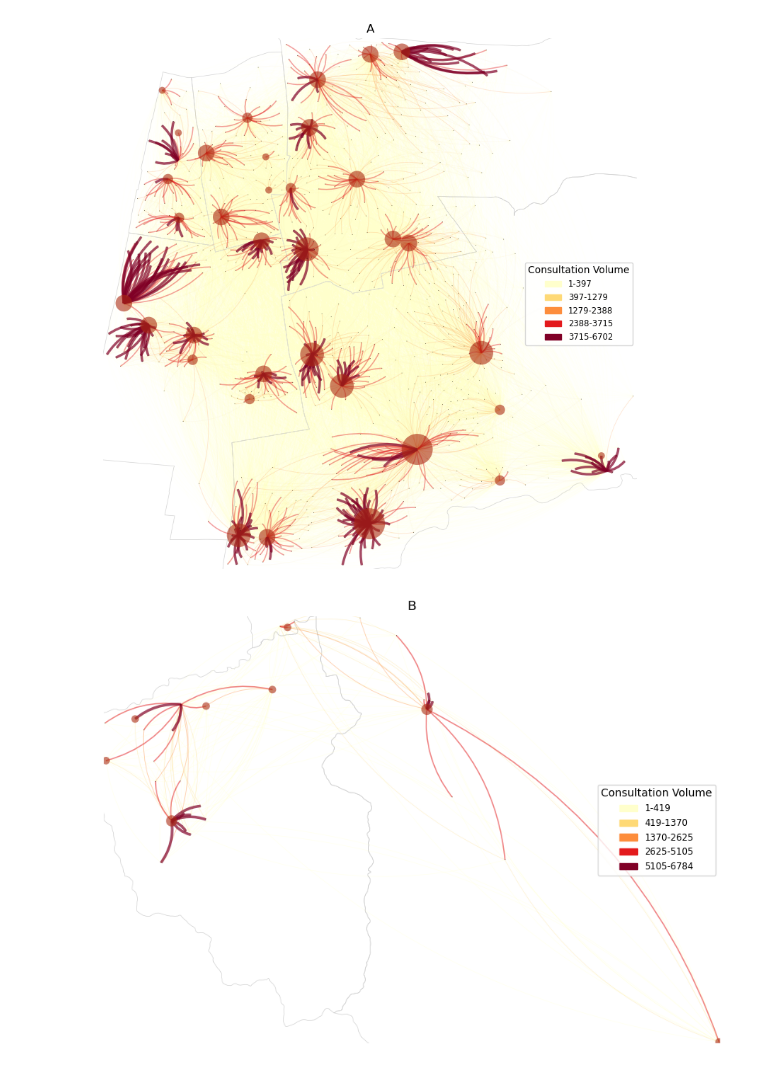
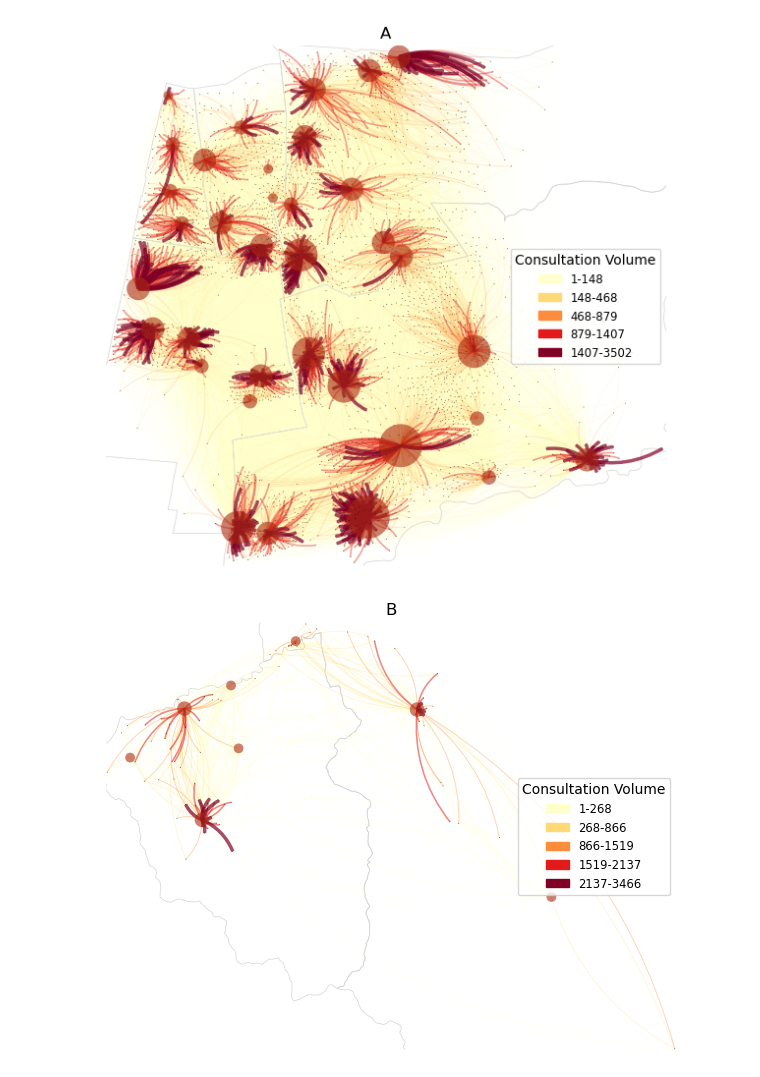
Before and after one commit to fportalesor/pcsa-community-detection, a Jupyter notebook: notebooks/flow_networks.ipynb, the cells around one changed output. Cells and saved outputs as stored; diff of their text form; code cells hidden in the pictures.

```diff
--- a/notebooks/flow_networks.ipynb
+++ b/notebooks/flow_networks.ipynb
@@ -14,9 +14,9 @@ from community_detection import (
 )
 input_dir, output_dir,  plots_dir = get_paths()
 # %%
-target_pop = 1000
+target_pop = 300
 
-matrix = pd.read_parquet(output_dir / "matrix.parquet")
+matrix = pd.read_parquet(output_dir / "matrices.parquet")
 
 # Select matrix
 matrix = matrix.loc[matrix["target_pop"]==target_pop].copy()
@@ -49,34 +49,16 @@ df = pd.DataFrame(result.items(), columns=["TractID", "community"])
 polygon_dissolver = PolygonDissolver(tracts)
 pcsa = polygon_dissolver.process_community_outcomes(communities=df, verbose=False)
 # %%
-# Assign each health centre to a TractID using the centroid assignment logic
-centres_assignment = mc.assign_tracts(mc.health_centres, "care_cen_code", "TractID")
-centres_assignment["TractID"] = centres_assignment["TractID"].astype(str)
+centres_assignment = mc.assign_tracts(mc.health_centres, "care_cen_code", "TractID_2")
+centres_assignment["TractID_2"] = centres_assignment["TractID_2"].astype(str)
 
-# Since the matrix is undirected, the Health Centres can appear in either TractID_1 or TractID_2
-# We must check both columns to identify potential matches with health centres
-
-# First merge: Treat TractID_1 as the location of a health centre
-m1 = matrix.rename(columns={"TractID_1": "TractID"}).merge(
-    centres_assignment,
-    on="TractID", how="left"
-)
-m1 = m1[["TractID", "care_cen_code", "n_visits"]]  # Keep only relevant columns
-
-# Second merge: Treat TractID_2 as the location of a health centre
-m2 = matrix.rename(columns={"TractID_2": "TractID"}).merge(
-    centres_assignment,
-    on="TractID", how="left"
-)
-m2 = m2[["TractID", "care_cen_code", "n_visits"]]  # Keep only relevant columns
-
-# Combine both matches and remove rows where no health centre was found
-combined = pd.concat([m1, m2], axis=0)
-combined = combined[combined["care_cen_code"].notna()]
+# TractID_2 is the location of a health centre
+m1 = matrix.merge(centres_assignment, on="TractID_2", how="left")
+m1 = m1[["TractID_2", "care_cen_code", "n_visits"]]  # Keep only relevant columns
 
 # Aggregate total visits per (care centre, TractID) pair
 visits_by_centre_and_tract = (
-    combined
-    .groupby(["care_cen_code", "TractID"], as_index=False)["n_visits"]
+    m1
+    .groupby(["care_cen_code", "TractID_2"], as_index=False)["n_visits"]
     .sum()
 )
@@ -96,33 +105,33 @@ G = gc.get_graph()
 # %%
 plotter = GraphPlotter()
 plotter.plot_graph(
     graph=G,
     bbox=geometry,
     polygon_gdf=communes_urb,
     weights_col="weight",
     edge_alpha_min=0.05,
     edge_alpha_max=0.7,
     edge_width_min=0.5,
     edge_width_max=2.5,
     cmap_name="YlOrRd",
     node_size=0.3,
     vertex_color="black",
     add_basemap=False,
     polygon_edgecolor="lightgrey",
     polygon_linewidth=0.5,
     legend_title="Consultation Volume",
     health_centre_df=visits_by_centre_and_tract,
-    health_centre_id_col="TractID",
+    health_centre_id_col="TractID_2",
     health_centre_value_col="n_visits",
     health_node_color="#AB2B13",
     health_node_size_min=50,
     health_node_size_max=1000,
     health_node_alpha=0.6,
     k_classes=5,
-    figsize=(10, 8),
+    figsize=(6, 6),
     zoom_to_nodes=True,
     title="A"
 )
 # %% [output]
-[figure, old version]
+[figure, new version]
 # %%
@@ -148,17 +157,17 @@ plotter.plot_graph(
     polygon_linewidth=0.5,
     legend_title="Consultation Volume",
     health_centre_df=visits_by_centre_and_tract,
-    health_centre_id_col="TractID",
+    health_centre_id_col="TractID_2",
     health_centre_value_col="n_visits",
     health_node_color="#AB2B13",
     health_node_size_min=50,
     health_node_size_max=1000,
     health_node_alpha=0.6,
     k_classes=5,
-    figsize=(10, 6),
+    figsize=(6, 6),
     zoom_to_nodes=True,
     title="B"
 )
 # %% [output]
-[figure, old version]
+[figure, new version]
 # %%
```
Also changed, not shown: parts of 6 cells of this notebook, 1 other file.
